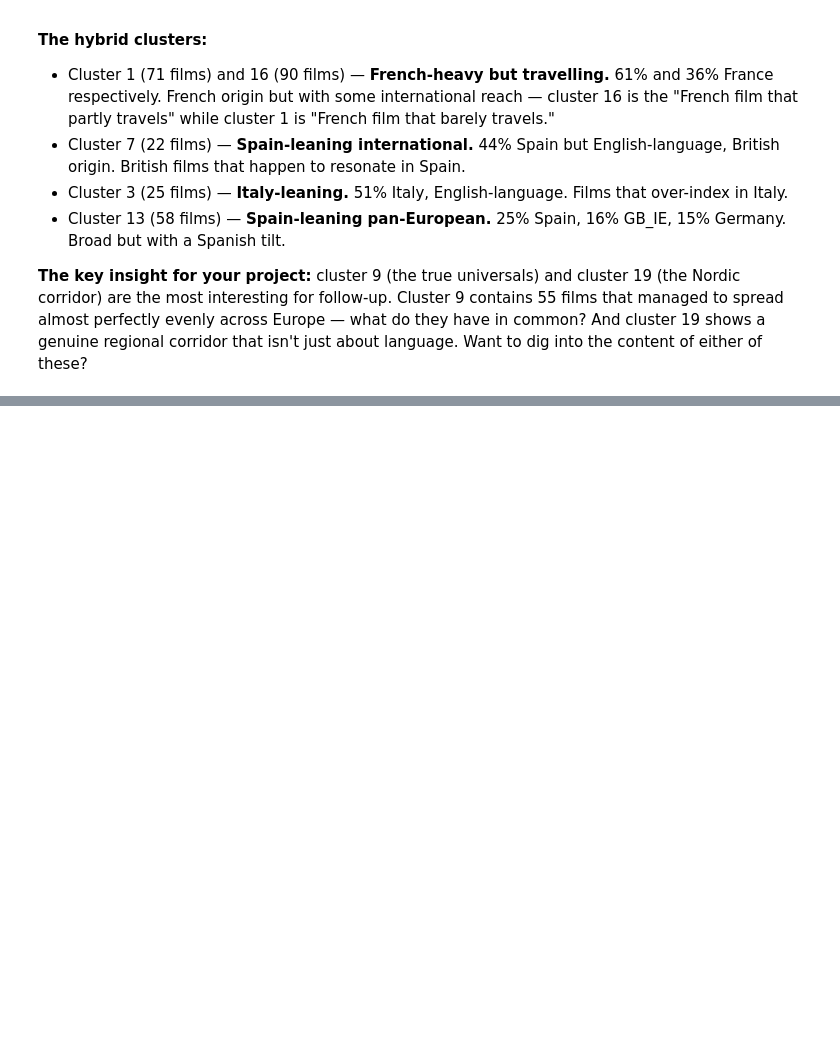
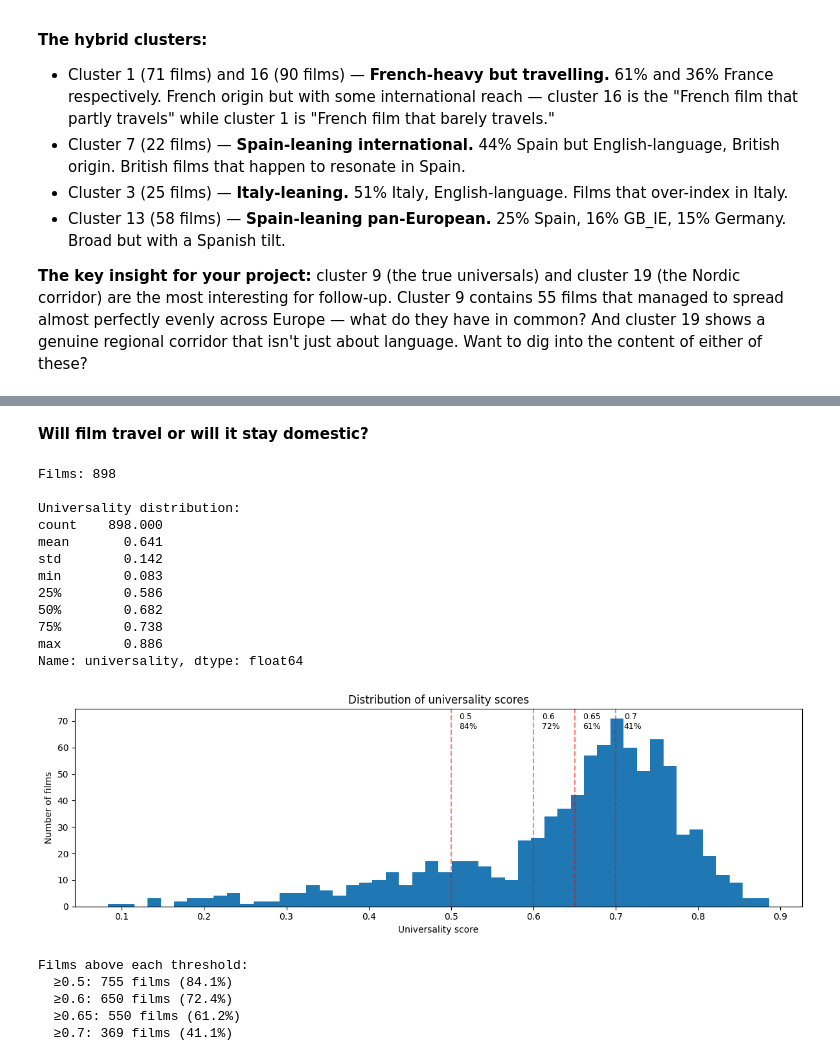
Before and after one commit to GeorgiosLoulakis/Analytics2Action, a Jupyter notebook: analysis/Juliusz_Clustering_Admission_based.ipynb, the cells around one changed output, grey strips where cells are left out. Saved outputs shown, nothing was run; the diff lists cells and outputs as text; code cells hidden in the pictures; blank space fills up the shorter version.

```diff
--- a/analysis/Juliusz_Clustering_Admission_based.ipynb
+++ b/analysis/Juliusz_Clustering_Admission_based.ipynb
@@ -313,0 +426,73 @@ This gradient from cluster 6 → 0 is exactly what your predictor needs to under
+# %% [markdown]
+
+**Will film travel or will it stay domestic?**
+# %%
+# We have the admissions percentage matrix and the k=20 clusters.
+# But let's define "travels" more simply using the universality score.
+
+# Recompute universality for the filtered films.
+from scipy.stats import entropy
+
+universality = {}
+for title_id in admissions_pct_filtered.index:
+    row = admissions_matrix.loc[title_id]
+    nonzero = row[row > 0]
+    shares = nonzero / nonzero.sum()
+    ent = entropy(shares)
+    max_ent = np.log(len(shares))
+    universality[title_id] = ent / max_ent if max_ent > 0 else 0
+
+df_univ = pd.DataFrame({
+    "titleId": list(universality.keys()),
+    "universality": list(universality.values())
+})
+
+# Merge with film info.
+df_univ = df_univ.merge(df[["titleId", "originalTitle", "mainCountry", "firstLanguage",
+                             "genres", "keywords", "cluster", "imdbRating", "runtimeMinutes"]],
+                        on="titleId", how="left")
+
+print(f"Films: {len(df_univ)}")
+print(f"\nUniversality distribution:")
+print(df_univ["universality"].describe().round(3))
+
+# Where should we draw the line?
+fig, ax = plt.subplots(figsize=(12, 4))
+ax.hist(df_univ["universality"], bins=50, edgecolor="none")
+ax.set_xlabel("Universality score")
+ax.set_ylabel("Number of films")
+ax.set_title("Distribution of universality scores")
+
+# Show some candidate thresholds.
+for threshold in [0.5, 0.6, 0.65, 0.7]:
+    n_above = (df_univ["universality"] >= threshold).sum()
+    pct = n_above / len(df_univ) * 100
+    ax.axvline(x=threshold, color="red", linestyle="--", alpha=0.5)
+    ax.text(threshold + 0.01, ax.get_ylim()[1] * 0.9, f"{threshold}\n{pct:.0f}%", fontsize=9)
+
+plt.tight_layout()
+plt.show()
+
+print("\nFilms above each threshold:")
+for threshold in [0.5, 0.6, 0.65, 0.7]:
+    n = (df_univ["universality"] >= threshold).sum()
+    print(f"  ≥{threshold}: {n} films ({n/len(df_univ)*100:.1f}%)")
+# %% [output]
+Films: 898
+
+Universality distribution:
+count    898.000
+mean       0.641
+std        0.142
+min        0.083
+25%        0.586
+50%        0.682
+75%        0.738
+max        0.886
+Name: universality, dtype: float64
+[figure, added]
+Films above each threshold:
+  ≥0.5: 755 films (84.1%)
+  ≥0.6: 650 films (72.4%)
+  ≥0.65: 550 films (61.2%)
+  ≥0.7: 369 films (41.1%)
```
Also changed, not shown: parts of 9 cells of this notebook, 1 other file.
